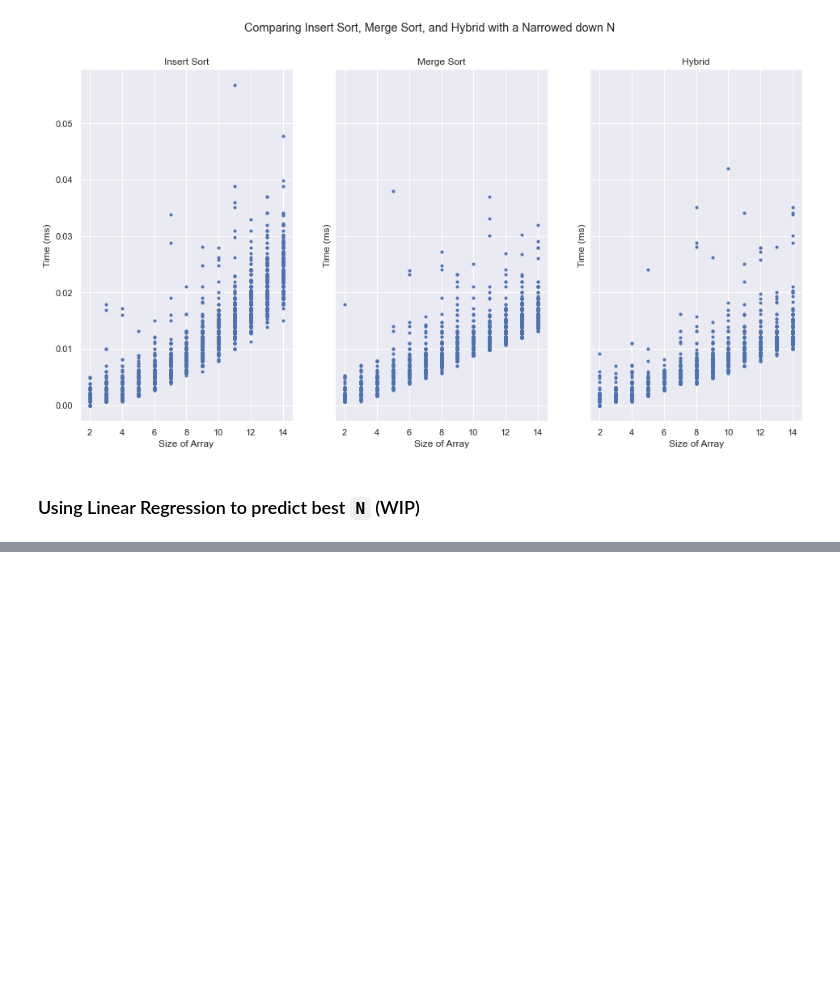
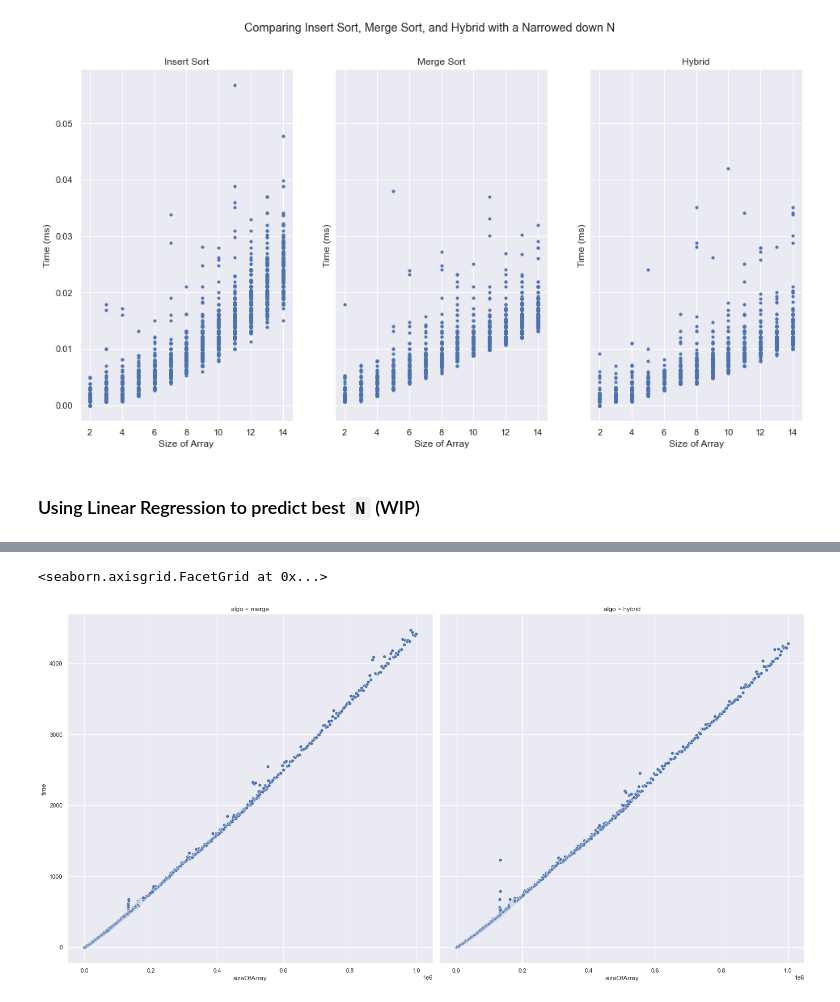
Before and after one commit to TsienJin/SC2001-Group-Projects, a Jupyter notebook: Proj1/Findings.ipynb, the cells around one changed output, grey strips where cells are left out. Cells and saved outputs as stored; diff of their text form; code cells hidden in the pictures; blank space fills up the shorter version.

```diff
--- a/Proj1/Findings.ipynb
+++ b/Proj1/Findings.ipynb
@@ -352,0 +356,3 @@ sns.lineplot(data=prediction_Data_DF, x='n', y='Time', hue='Algo', style='Algo')
+# %%
+compareMergeHybrid = pd.read_csv("./result/result_MergeHybridLarge.csv")
+compareMergeHybrid
@@ -352,0 +373,7 @@ sns.lineplot(data=prediction_Data_DF, x='n', y='Time', hue='Algo', style='Algo')
+# %%
+### Graphing scatter plot of df
+compHM = sns.FacetGrid(compareMergeHybrid, col="algo", col_wrap=2, height=10)
+compHM.map(sns.scatterplot, "sizeOfArray", "time")
+# %% [output]
+<seaborn.axisgrid.FacetGrid at 0x...>
+[figure, added]
```
Also changed, not shown: parts of 11 cells of this notebook, 3 other files.
